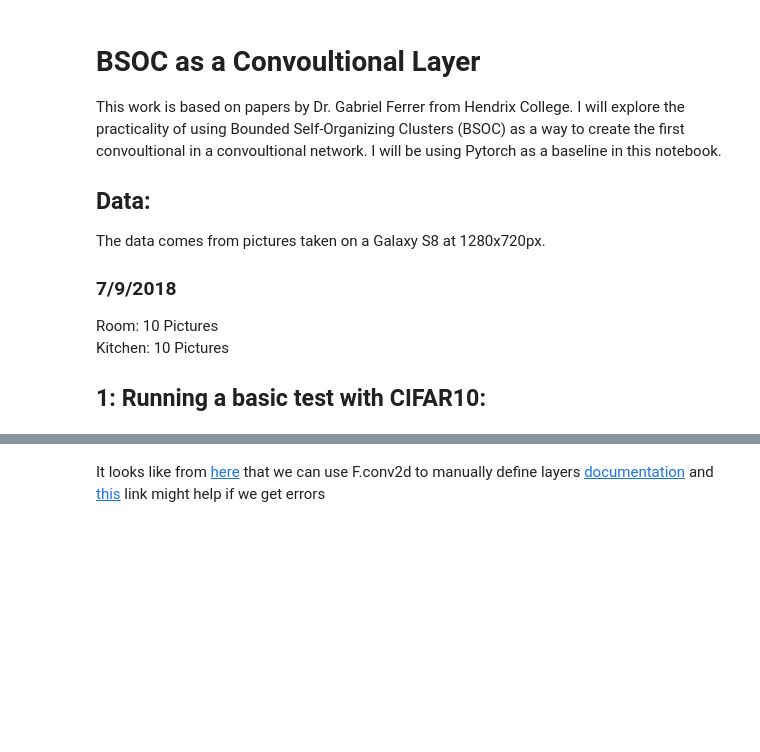
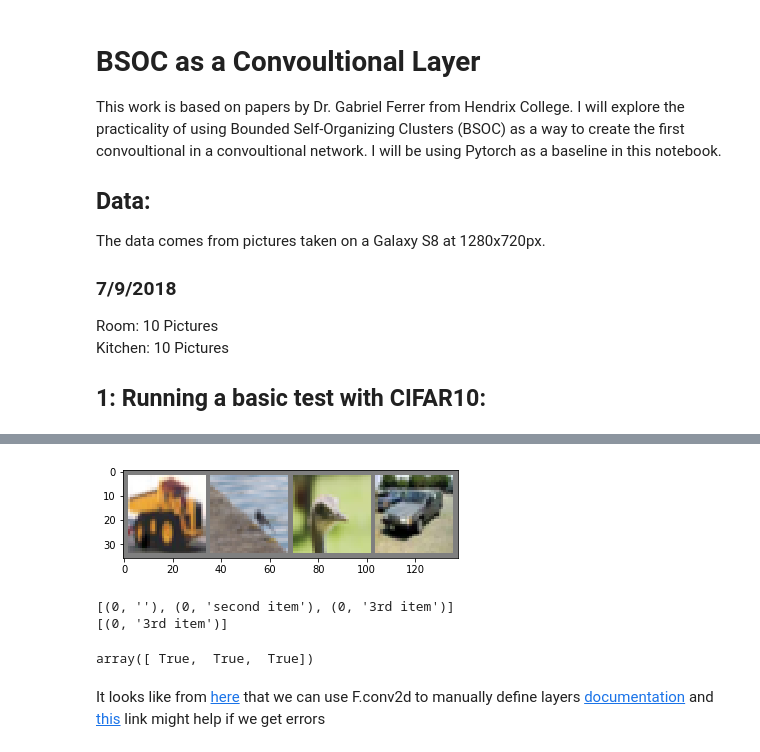
Before and after one commit to E-R-C/BSOCSandCNNs, a Jupyter notebook: Lab Notebook Pytorch.ipynb, the cells around one changed output, grey strips where cells are left out. Cells and saved outputs as stored; diff of their text form; code cells hidden in the pictures; blank space fills up the shorter version.

```diff
--- a/Lab Notebook Pytorch.ipynb
+++ b/Lab Notebook Pytorch.ipynb
@@ -102,0 +58,4 @@ net = ConvNet()
+# %%
+imshow(torchvision.utils.make_grid(images))
+# %% [output]
+[figure, added]
@@ -102,0 +120,15 @@ net = ConvNet()
+# %%
+h = Heap()
+h.add('')
+h.add('second item')
+h.add('3rd item')
+print(h.list)
+# h.remove_many(["first item", "3rd item"])
+h.filter_f(lambda x: x[1] == "3rd item")
+print(h.list)
+
+np.array([1,2,3]) == np.array([1,2,3])
+# %% [output]
+[(0, ''), (0, 'second item'), (0, '3rd item')]
+[(0, '3rd item')]
+array([ True,  True,  True])
```
Also changed, not shown: parts of 6 cells of this notebook.
